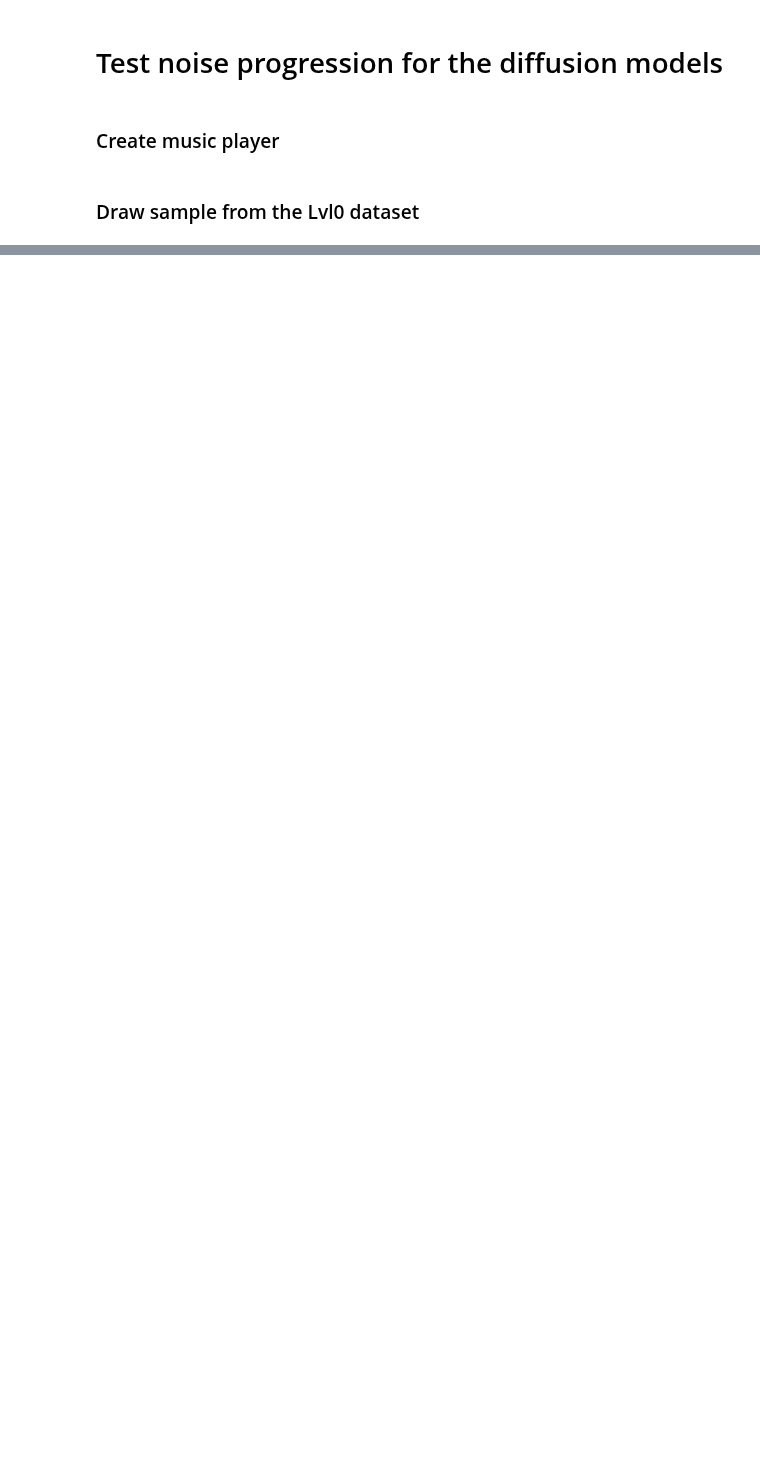
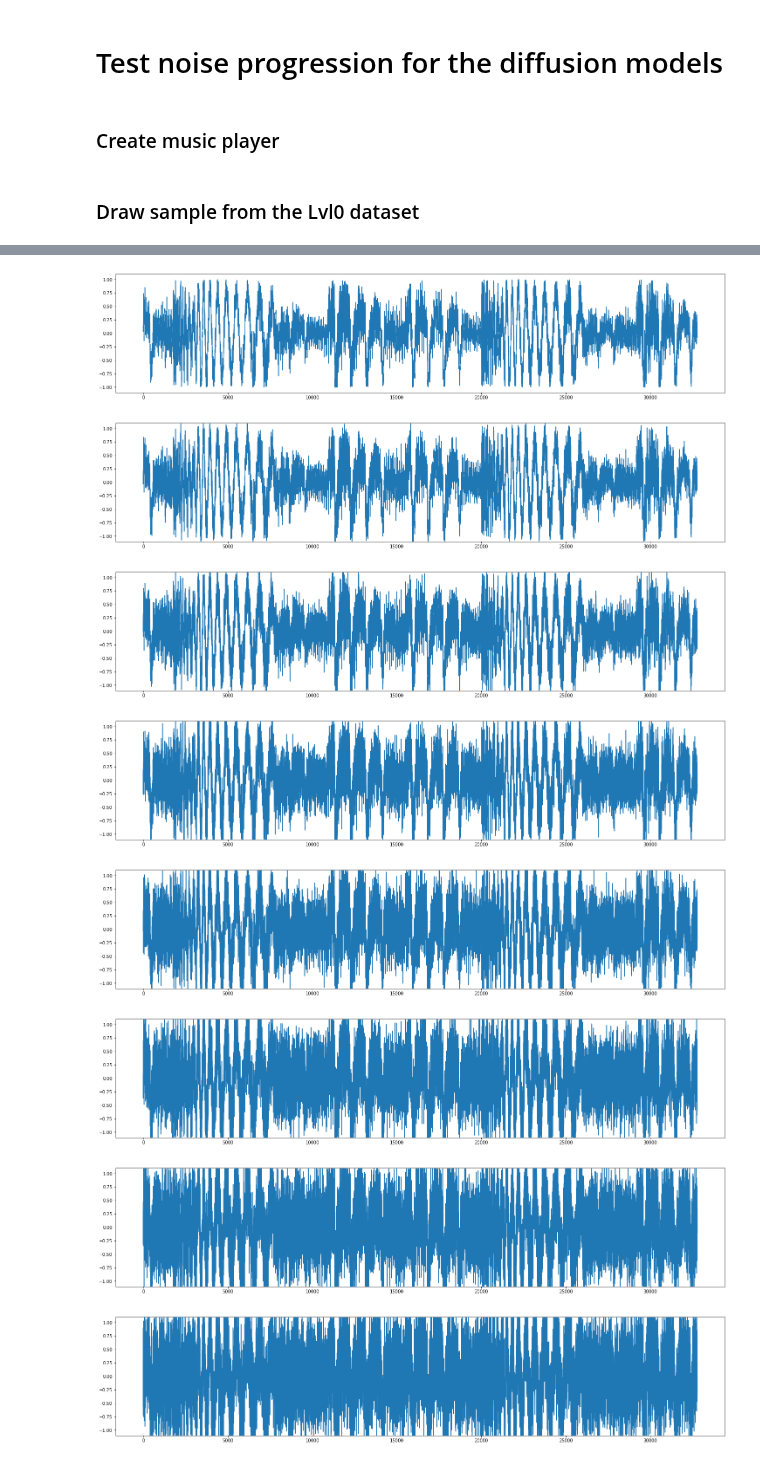
Before and after one commit to VovaTch/Infected_hdiff, a Jupyter notebook: test_noise_progression.ipynb, the cells around one changed output, grey strips where cells are left out. Cells and saved outputs as stored; diff of their text form; code cells hidden in the pictures; blank space fills up the shorter version.

```diff
--- a/test_noise_progression.ipynb
+++ b/test_noise_progression.ipynb
@@ -51,0 +62,21 @@ for sample in dataloader:
+# %%
+time_steps = 100
+diff_constants = DiffusionConstants(time_steps=time_steps, scheduler='linear')
+for idx in range(time_steps):
+    if idx % 10 == 0:
+        x_noisy, _ = forward_diffusion_sample(music_sample, torch.tensor((idx,)), diff_constants)
+        plt.figure(figsize=(25, 5))
+        plt.plot(x_noisy[0, ...].cpu().detach().numpy())
+        plt.ylim((-1.1, 1.1))
+        torchaudio.save('sample_out.mp3', x_noisy.cpu().detach(), 44100, format='mp3')
+        IPython.display.Audio(filename="sample_out.mp3")
+        plt.show()
+# %% [output]
+[figure, added]
+[figure, added]
+[figure, added]
+[figure, added]
+[figure, added]
+[figure, added]
+[figure, added]
+[figure, added]
```
Also changed, not shown: parts of 4 cells of this notebook, 5 other files.
